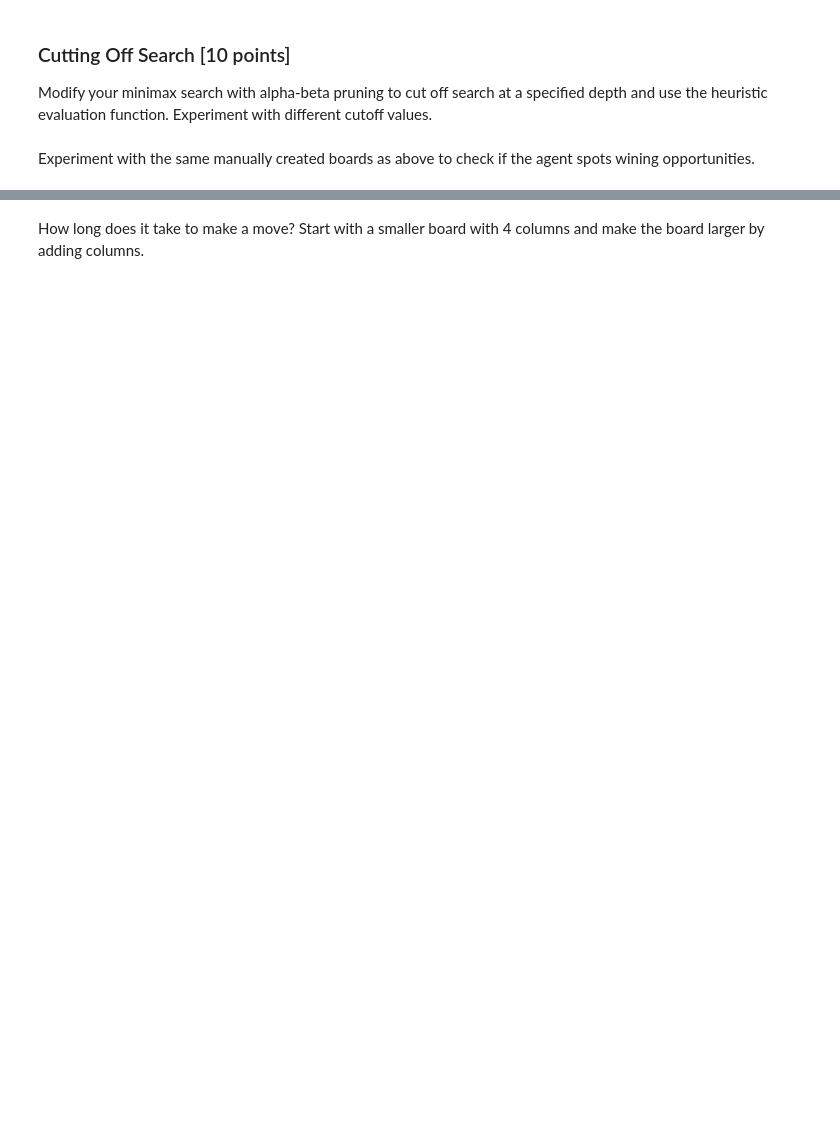
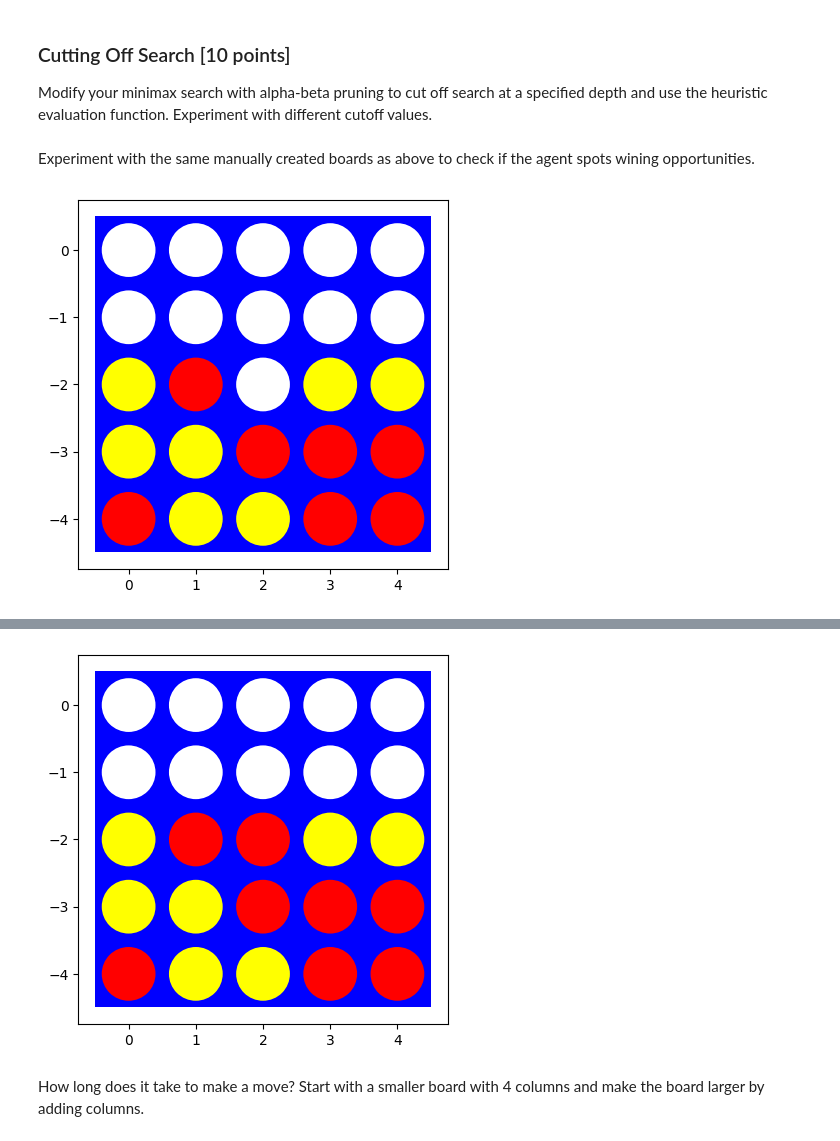
Before and after one commit to LaiTanTai/CSTTNT_NC, a Jupyter notebook: lab04/assignment_connect4.ipynb, the cells around one changed output, grey strips where cells are left out. Saved outputs shown, nothing was run; the diff lists cells and outputs as text; code cells hidden in the pictures; blank space fills up the shorter version.

```diff
--- a/lab04/assignment_connect4.ipynb
+++ b/lab04/assignment_connect4.ipynb
@@ -799,0 +811,18 @@ Experiment with the same manually created boards as above to check if the agent
+# %%
+board = [[0, 0, 0, 0, 0],
+         [0, 0, 0, 0, 0],
+         [-1, 1, 0, -1, -1],
+         [-1, -1, 1, 1, 1],
+         [1, -1, -1, 1, 1]]
+board = np.array(board)
+last_row_each_col = np.sum(board == 0, axis=0) - 1
+visualize(board)
+node = Node(board,last_row_each_col)
+%time action, _ = alpha_beta_decision(node,-math.inf,+math.inf,0,4)
+
+new_board, new_last_row_each_col = result(board, last_row_each_col, action, player(node.board))
+
+
+visualize(new_board)# Your code/ answer goes here.
+# %% [output]
+[figure, added]
@@ -800,2 +831,3 @@ Experiment with the same manually created boards as above to check if the agent
+[figure, added]
 # %% [markdown]
 How long does it take to make a move? Start with a smaller board with 4 columns and make the board larger by adding columns.
```
Also changed, not shown: parts of 20 cells of this notebook.
